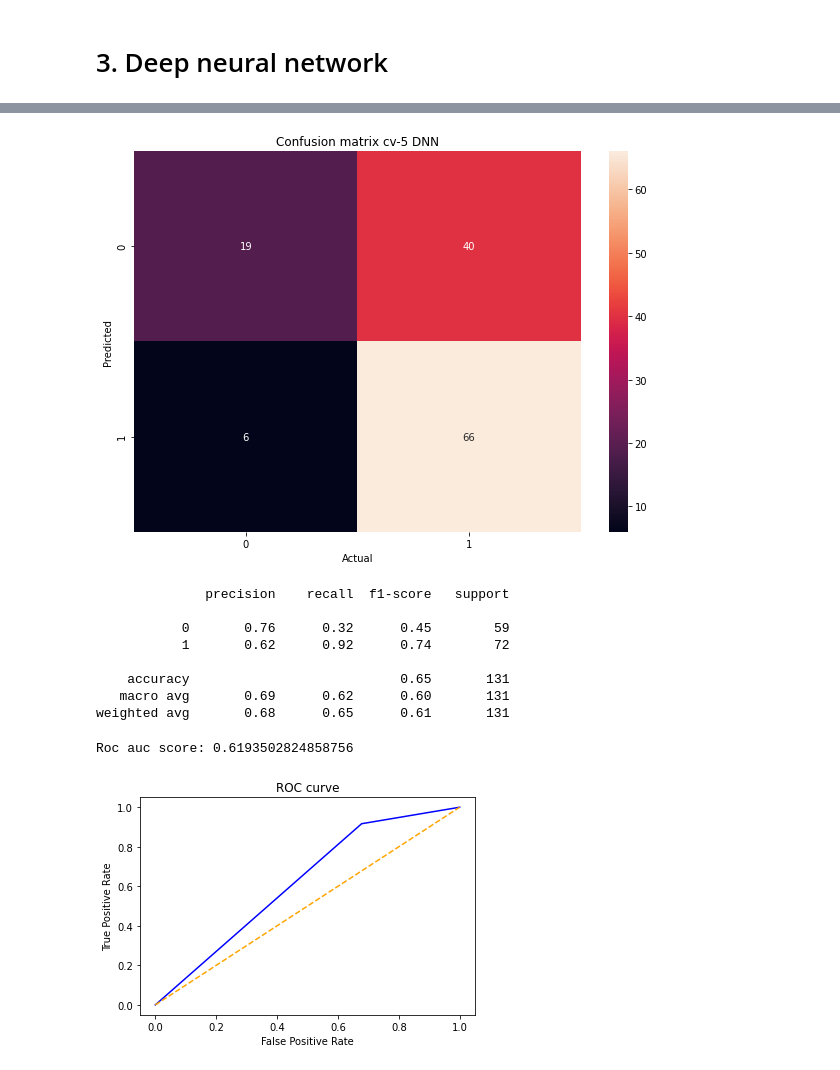
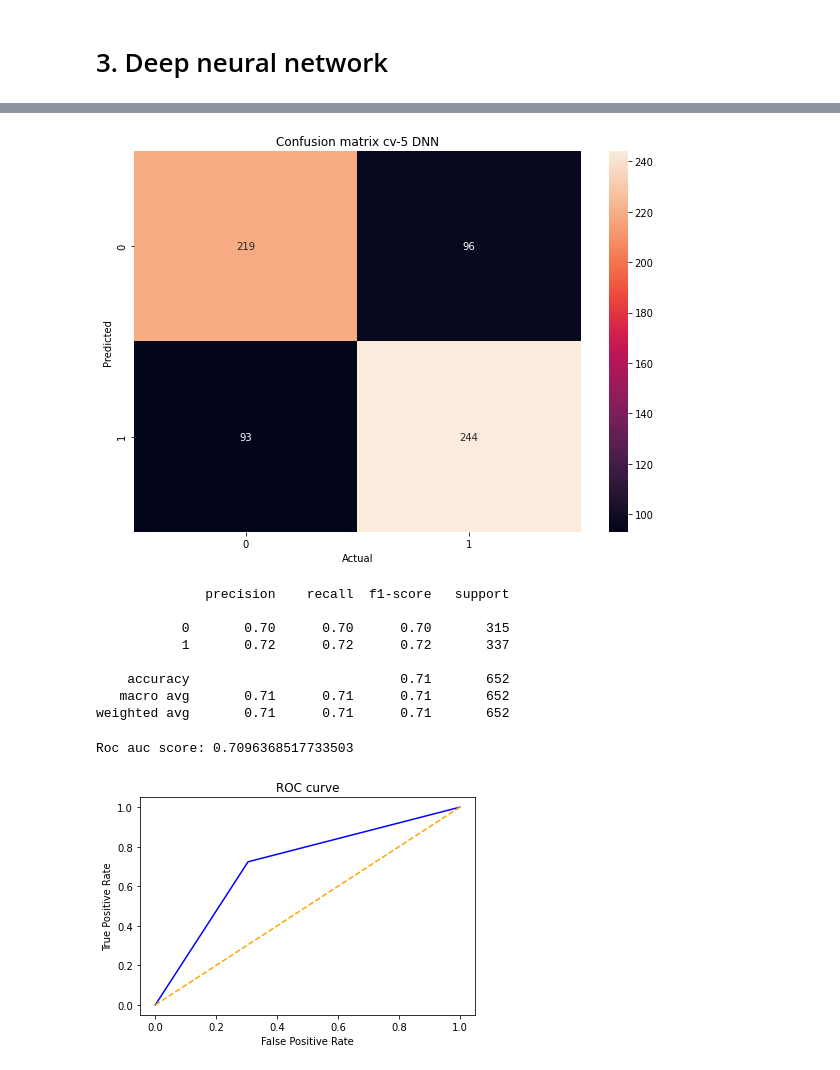
Before and after one commit to MilenaTrajanoska/spotify_top_tracks_analysis, a Jupyter notebook: classification/nonlinear_classification_techniques.ipynb, the cells around one changed output, grey strips where cells are left out. Cells and saved outputs as stored; diff of their text form; code cells hidden in the pictures.

```diff
--- a/classification/nonlinear_classification_techniques.ipynb
+++ b/classification/nonlinear_classification_techniques.ipynb
@@ -168,6 +168,23 @@ The most contributing factor towards target prediction is the attribute follower
 Artist is the next most important attribute. Since the encoding does not have any particular meaning the shap plot is random, but generally one artist make songs from a small number of genres, so this is expected. Next we can see that higer values of danceability dan loudness are associated wiht dance pop songs.
 # %% [markdown]
 <h1>2. Artificial Neural Network</h1>
+# %%
+def cross_validation_network(X, Y, model, batch=8, ep=100):
+  predicted = []
+  actual = []
+  folds = KFold(n_splits=5, shuffle=True, random_state=0)
+
+  for train_ind, test_ind in folds.split(X):
+    X_train = X.iloc[train_ind]
+    Y_train = Y.iloc[train_ind]
+    X_test = X.iloc[test_ind]
+    Y_test = Y.iloc[test_ind]
+    model.fit(X_train, Y_train, batch_size=batch, epochs=ep)
+    predicted_vals = model.predict(X_test)
+    predicted.extend(predicted_vals)
+    actual.extend(Y_test.to_list())
+
+  return predicted, actual
 # %%
 model = Sequential()
 model.add(Dense(32, input_dim=len(X.columns), kernel_initializer = 'uniform', activation='relu'))
@@ -322,0 +343,2 @@ array([[0.65501916],
+# %%
+pred_dnn, act_dnn = cross_validation_network(X, Y, model, 8, 150)
@@ -324,26 +364,26 @@ array([[0.65501916],
 pred_dnn = np.round(pred_dnn)
 # %%
 plt.figure(figsize=(10,7))
-sns.heatmap(confusion_matrix(Y_test, pred_dnn), annot=True, fmt='.5g')
+sns.heatmap(confusion_matrix(act_dnn, pred_dnn), annot=True, fmt='.5g')
 plt.xlabel('Actual')
 plt.ylabel('Predicted')
 plt.title('Confusion matrix cv-5 DNN')
 plt.show()
 # %% [output]
-[figure, old version]
+[figure, new version]
 # %%
-print(classification_report(Y_test, pred_dnn))
+print(classification_report(act_dnn, pred_dnn))
 # %% [output]
               precision    recall  f1-score   support
 
-           0       0.76      0.32      0.45        59
-           1       0.62      0.92      0.74        72
+           0       0.70      0.70      0.70       315
+           1       0.72      0.72      0.72       337
 
-    accuracy                           0.65       131
-   macro avg       0.69      0.62      0.60       131
-weighted avg       0.68      0.65      0.61       131
+    accuracy                           0.71       652
+   macro avg       0.71      0.71      0.71       652
+weighted avg       0.71      0.71      0.71       652
 # %%
-draw_roc_curve(Y_test, pred_dnn)
+draw_roc_curve(act_dnn, pred_dnn)
 # %% [output]
-Roc auc score: 0.6193502824858756
+Roc auc score: 0.7096368517733503
-[figure, old version]
+[figure, new version]
```
Also changed, not shown: parts of 15 cells of this notebook, 4 other files.
